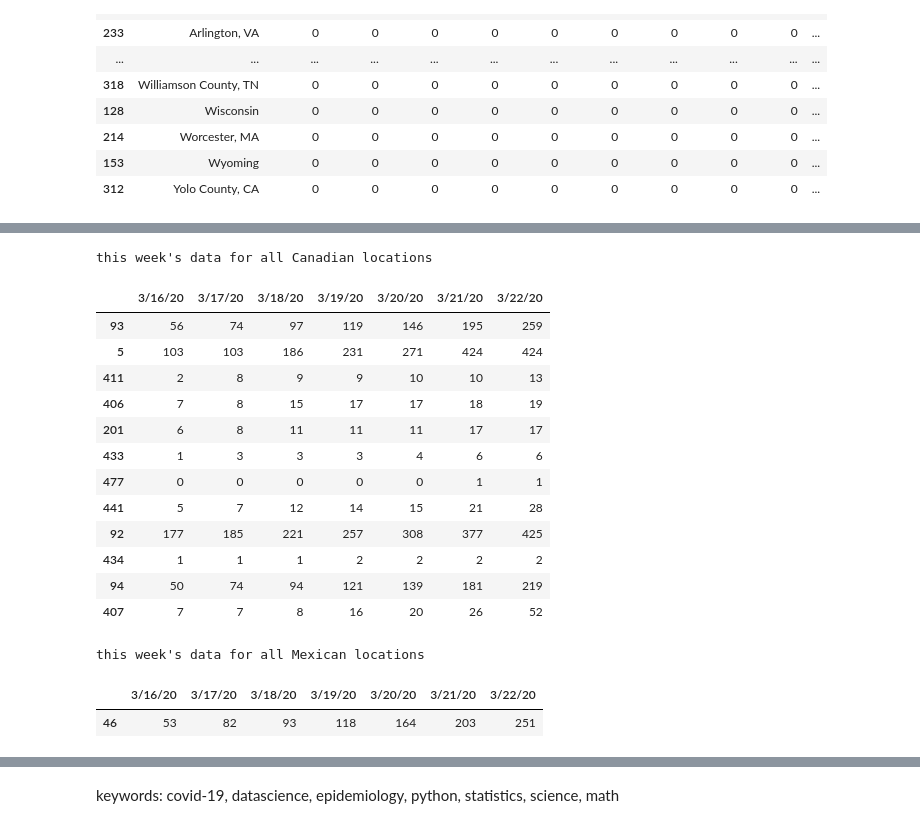
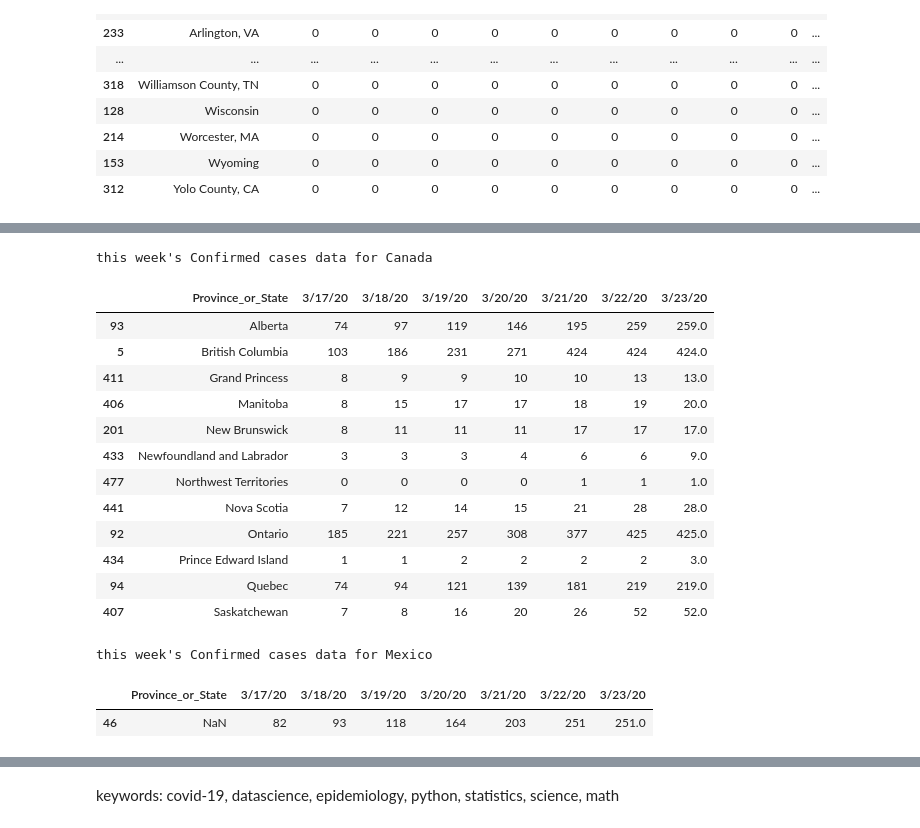
Before and after one commit to DavidSmolinski/portfolio, a Jupyter notebook: data visualization/coronavirus.ipynb, the cells around one changed output, grey strips where cells are left out. Cells and saved outputs as stored; diff of their text form; code cells hidden in the pictures.

```diff
--- a/data visualization/coronavirus.ipynb
+++ b/data visualization/coronavirus.ipynb
@@ -139,35 +139,35 @@ this week's data for all states in the United States
 # %%
 canadian_provinces = ['British Columbia',
  'Ontario',
  'Alberta',
  'Quebec',
  'New Brunswick',
  'Manitoba',
  'Saskatchewan']
-print("this week's data for all Canadian locations")
-df_canada.iloc[:, -7:]
+print(f"this week's {url_difference} cases data for Canada")
+pd.concat([df_canada.iloc[:, 0], df_canada.iloc[:, -7:]], axis=1)
 # %% [output]
-this week's data for all Canadian locations
+this week's Confirmed cases data for Canada
-|  | 3/16/20 | 3/17/20 | 3/18/20 | 3/19/20 | 3/20/20 | 3/21/20 | 3/22/20 |
-| 93 | 56 | 74 | 97 | 119 | 146 | 195 | 259 |
-| 5 | 103 | 103 | 186 | 231 | 271 | 424 | 424 |
-| 411 | 2 | 8 | 9 | 9 | 10 | 10 | 13 |
-| 406 | 7 | 8 | 15 | 17 | 17 | 18 | 19 |
-| 201 | 6 | 8 | 11 | 11 | 11 | 17 | 17 |
-| 433 | 1 | 3 | 3 | 3 | 4 | 6 | 6 |
-| 477 | 0 | 0 | 0 | 0 | 0 | 1 | 1 |
-| 441 | 5 | 7 | 12 | 14 | 15 | 21 | 28 |
-| 92 | 177 | 185 | 221 | 257 | 308 | 377 | 425 |
-| 434 | 1 | 1 | 1 | 2 | 2 | 2 | 2 |
-| 94 | 50 | 74 | 94 | 121 | 139 | 181 | 219 |
-| 407 | 7 | 7 | 8 | 16 | 20 | 26 | 52 |
+|  | Province_or_State | 3/17/20 | 3/18/20 | 3/19/20 | 3/20/20 | 3/21/20 | 3/22/20 | 3/23/20 |
+| 93 | Alberta | 74 | 97 | 119 | 146 | 195 | 259 | 259.0 |
+| 5 | British Columbia | 103 | 186 | 231 | 271 | 424 | 424 | 424.0 |
+| 411 | Grand Princess | 8 | 9 | 9 | 10 | 10 | 13 | 13.0 |
+| 406 | Manitoba | 8 | 15 | 17 | 17 | 18 | 19 | 20.0 |
+| 201 | New Brunswick | 8 | 11 | 11 | 11 | 17 | 17 | 17.0 |
+| 433 | Newfoundland and Labrador | 3 | 3 | 3 | 4 | 6 | 6 | 9.0 |
+| 477 | Northwest Territories | 0 | 0 | 0 | 0 | 1 | 1 | 1.0 |
+| 441 | Nova Scotia | 7 | 12 | 14 | 15 | 21 | 28 | 28.0 |
+| 92 | Ontario | 185 | 221 | 257 | 308 | 377 | 425 | 425.0 |
+| 434 | Prince Edward Island | 1 | 1 | 2 | 2 | 2 | 2 | 3.0 |
+| 94 | Quebec | 74 | 94 | 121 | 139 | 181 | 219 | 219.0 |
+| 407 | Saskatchewan | 7 | 8 | 16 | 20 | 26 | 52 | 52.0 |
 # %%
-print("this week's data for all Mexican locations")
-df_mexico.iloc[:, -7:]
+print(f"this week's {url_difference} cases data for Mexico")
+pd.concat([df_mexico.iloc[:, 0], df_mexico.iloc[:, -7:]], axis=1)
 # %% [output]
-this week's data for all Mexican locations
+this week's Confirmed cases data for Mexico
-|  | 3/16/20 | 3/17/20 | 3/18/20 | 3/19/20 | 3/20/20 | 3/21/20 | 3/22/20 |
-| 46 | 53 | 82 | 93 | 118 | 164 | 203 | 251 |
+|  | Province_or_State | 3/17/20 | 3/18/20 | 3/19/20 | 3/20/20 | 3/21/20 | 3/22/20 | 3/23/20 |
+| 46 | NaN | 82 | 93 | 118 | 164 | 203 | 251 | 251.0 |
 # %%
 def plot(region, region_string, days = 'all', df=df_us):
     """makes a line plot
```
Also changed, not shown: parts of 9 cells of this notebook.
